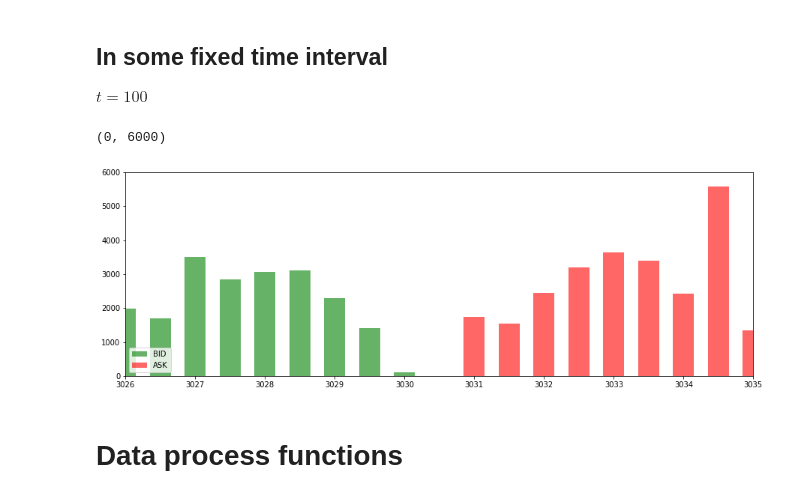
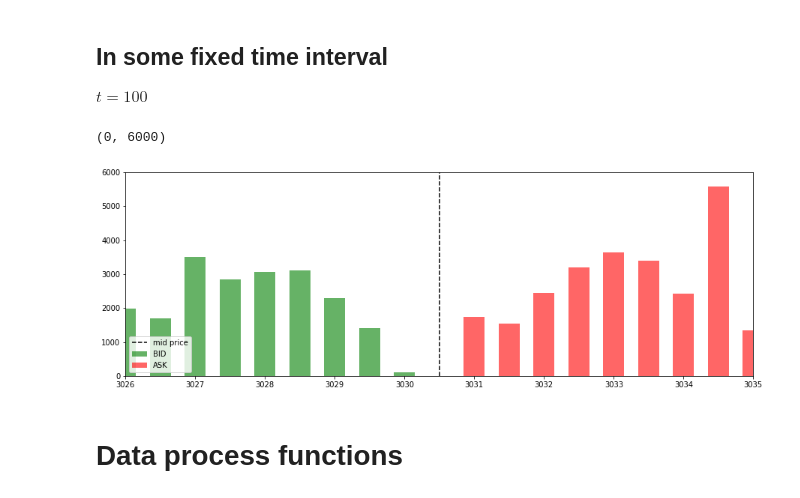
Before and after one commit to TheFebrin/LimitOrderBook, a Jupyter notebook: LOB_project.ipynb, the cells around one changed output. Saved outputs shown, nothing was run; the diff lists cells and outputs as text; code cells hidden in the pictures.

```diff
--- a/LOB_project.ipynb
+++ b/LOB_project.ipynb
@@ -107,16 +107,17 @@ ${t}=100$
 # %%
 BID, ASK = data[100][0], data[100][1]
 BID, ASK = np.array(BID), np.array(ASK)
 
 plt.figure(figsize=(15, 5))
 plt.bar(BID[:, 0], BID[:, 1], width=0.3, color='green', alpha=0.6, label='BID')
 plt.bar(ASK[:, 0], ASK[:, 1], width=0.3, color='red', alpha=0.6, label='ASK')
+plt.vlines(x=3030.5, ymin=0, ymax=10000, label='mid price', linestyles='dashed')
 plt.legend(loc='lower left')
 plt.xlim(3026, 3035)
 plt.ylim(0, 6000)
 # %% [output]
 (0, 6000)
-[figure, old version]
+[figure, new version]
 # %% [markdown]
 # Data process functions
 # %% [markdown]
```
Also changed, not shown: parts of 5 cells of this notebook.
